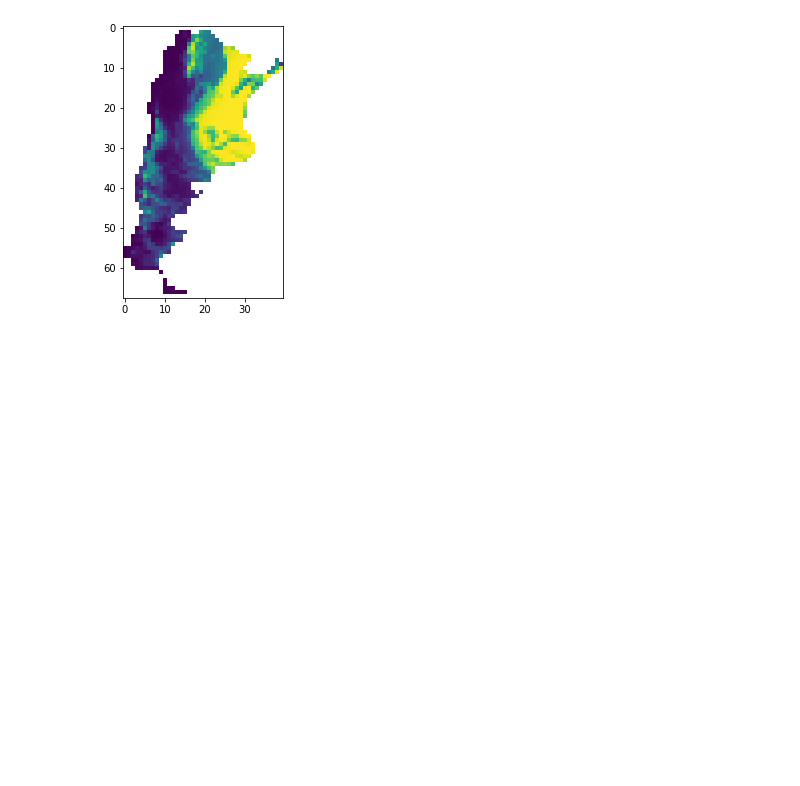
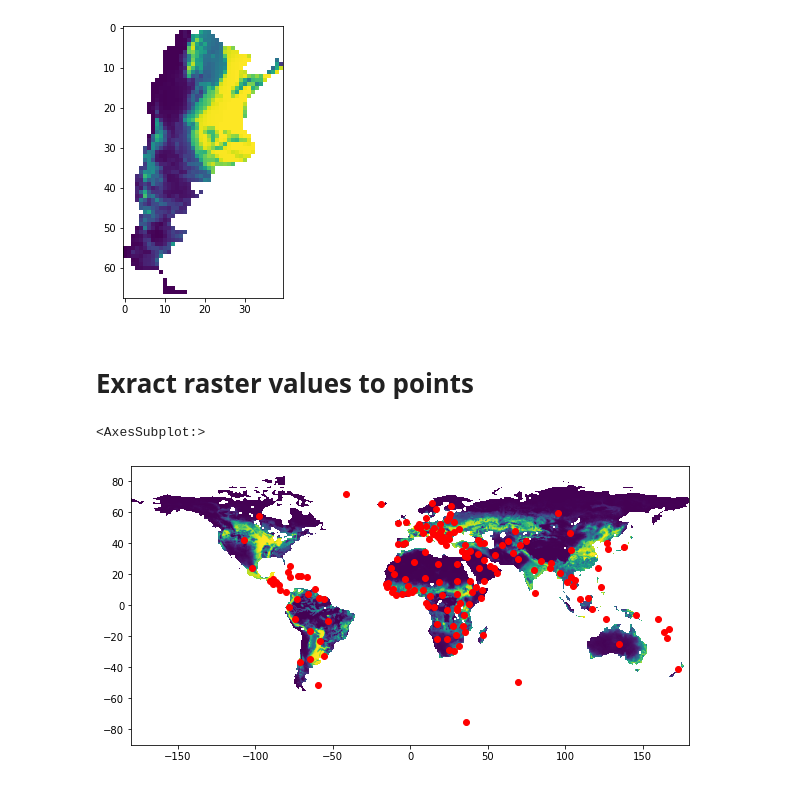
Before and after one commit to sebastianhohmann/geopandas_examples, a Jupyter notebook: _05_common_recipes_raster.ipynb, the cells around one changed output. Saved outputs shown, nothing was run; the diff lists cells and outputs as text; code cells hidden in the pictures; blank space fills up the shorter version.

Commit message:
added extract values to points and zonal stats examples

```diff
--- a/_05_common_recipes_raster.ipynb
+++ b/_05_common_recipes_raster.ipynb
@@ -377,3 +378,17 @@ show(suit_arg_array, ax=ax)
 # %% [output]
 <AxesSubplot:>
 [figure]
+# %% [markdown]
+# Exract raster values to points
+# %%
+world = world.to_crs(epsg=6933)
+centroids = gpd.GeoDataFrame({'geometry': world.geometry.centroid,
+                              'country': world.name}).to_crs(epsg=4326)
+world = world.to_crs(epsg=4326)
+# %%
+f, ax = plt.subplots(1,1, figsize=(10, 6))
+show(suit, ax=ax)
+centroids.plot(ax=ax, color='r')
+# %% [output]
+<AxesSubplot:>
+[figure, added]
```
Also changed, not shown: parts of 18 cells of this notebook, 1 other file.
